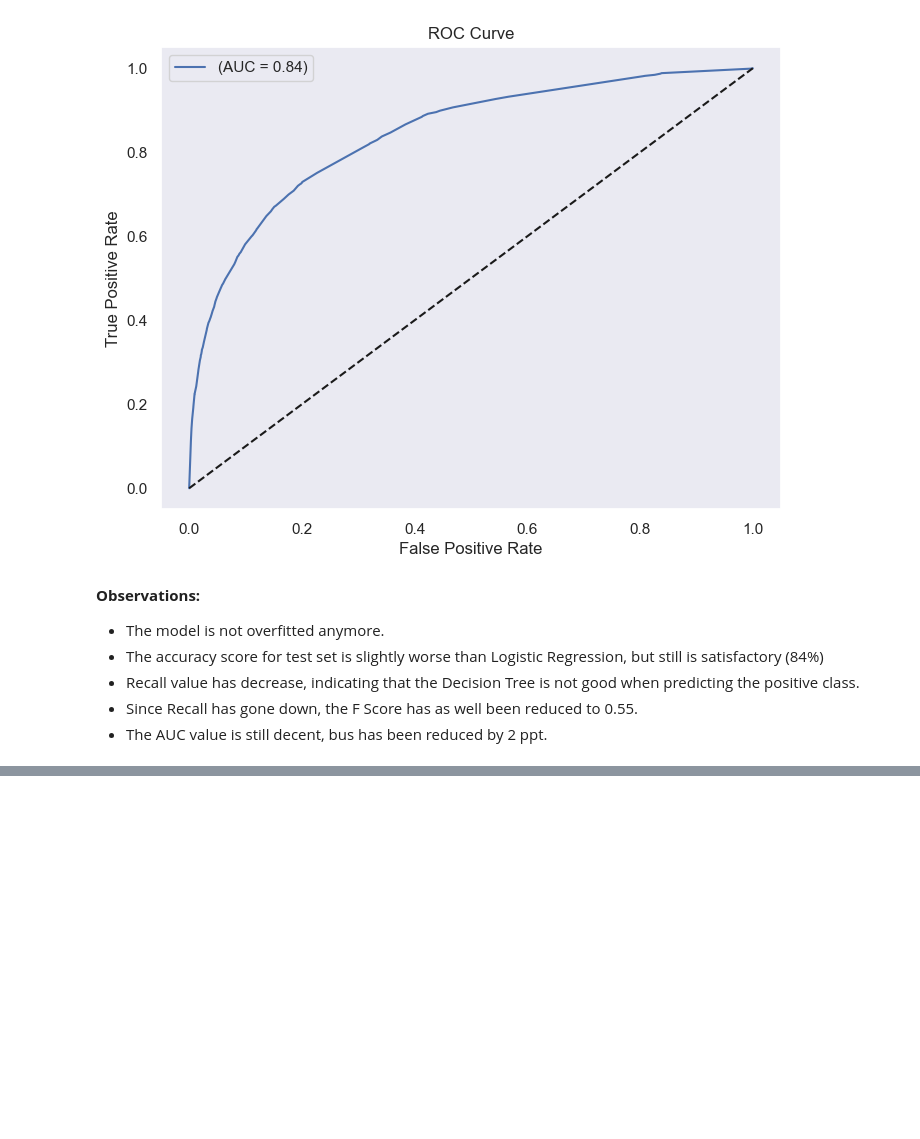
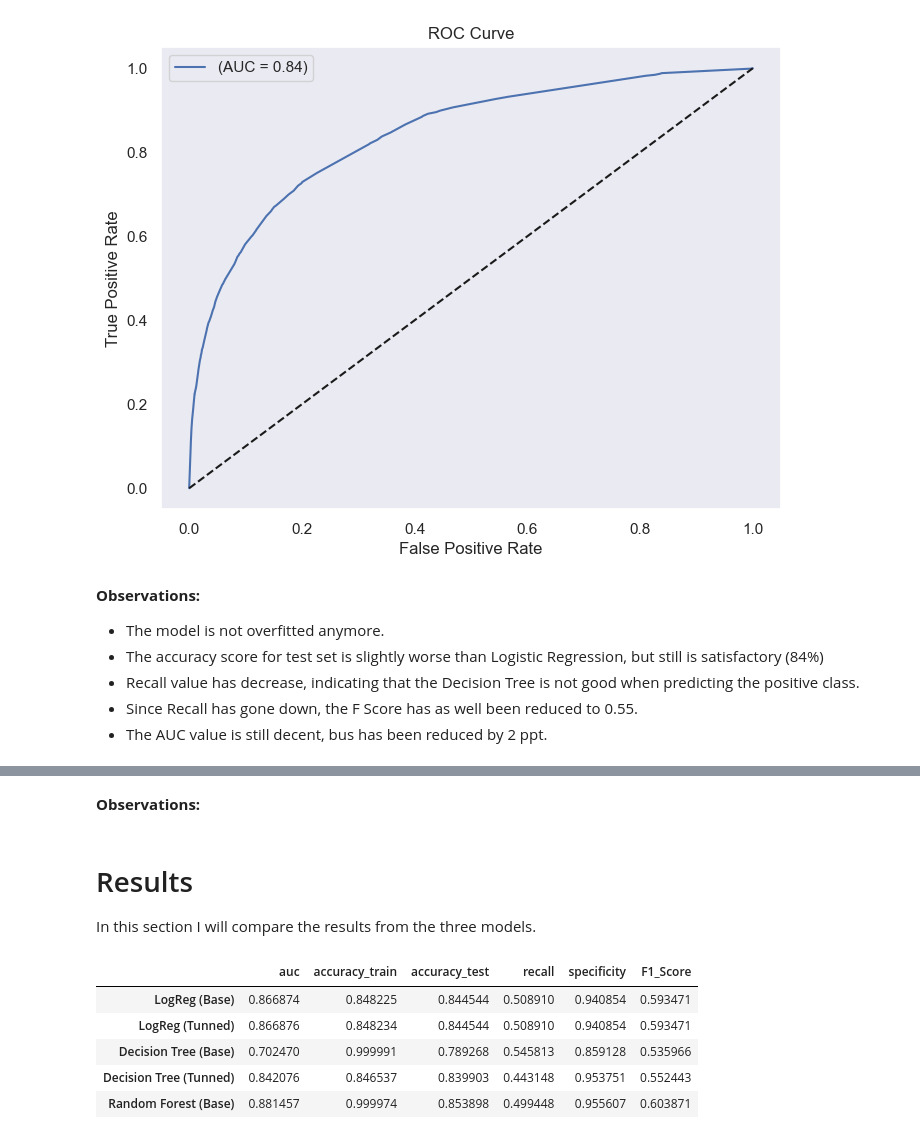
Before and after one commit to joseprau/RainAustraliaML, a Jupyter notebook: notebook.ipynb, the cells around one changed output, grey strips where cells are left out. Saved outputs shown, nothing was run; the diff lists cells and outputs as text; code cells hidden in the pictures; blank space fills up the shorter version.

```diff
--- a/notebook.ipynb
+++ b/notebook.ipynb
@@ -869,0 +891,16 @@ F1-Score: 0.5524
+# %% [markdown]
+**Observations:**
+# %% [markdown]
+# Results
+In this section I will compare the results from the three models.
+# %%
+results_df = pd.DataFrame(results).T
+results_df.to_markdown("./figs/table")
+results_df
+# %% [output]
+|  | auc | accuracy_train | accuracy_test | recall | specificity | F1_Score |
+| LogReg (Base) | 0.866874 | 0.848225 | 0.844544 | 0.508910 | 0.940854 | 0.593471 |
+| LogReg (Tunned) | 0.866876 | 0.848234 | 0.844544 | 0.508910 | 0.940854 | 0.593471 |
+| Decision Tree (Base) | 0.702470 | 0.999991 | 0.789268 | 0.545813 | 0.859128 | 0.535966 |
+| Decision Tree (Tunned) | 0.842076 | 0.846537 | 0.839903 | 0.443148 | 0.953751 | 0.552443 |
+| Random Forest (Base) | 0.881457 | 0.999974 | 0.853898 | 0.499448 | 0.955607 | 0.603871 |
```
Also changed, not shown: parts of 20 cells of this notebook, 14 other files.
